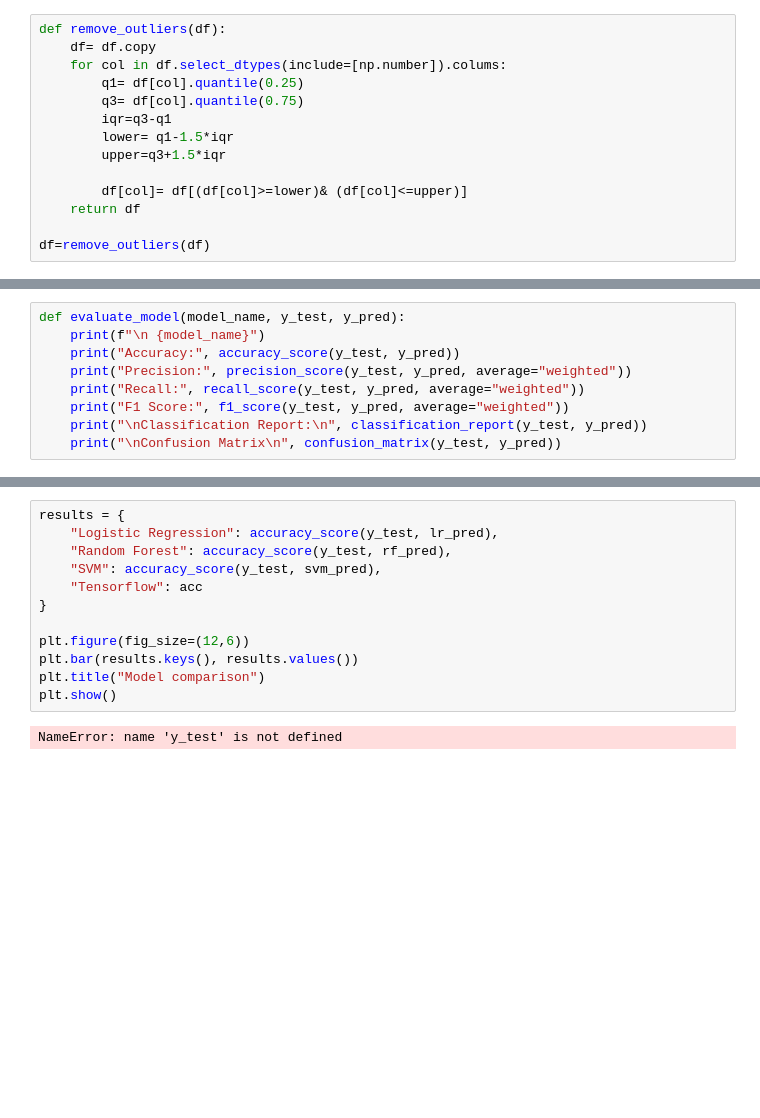
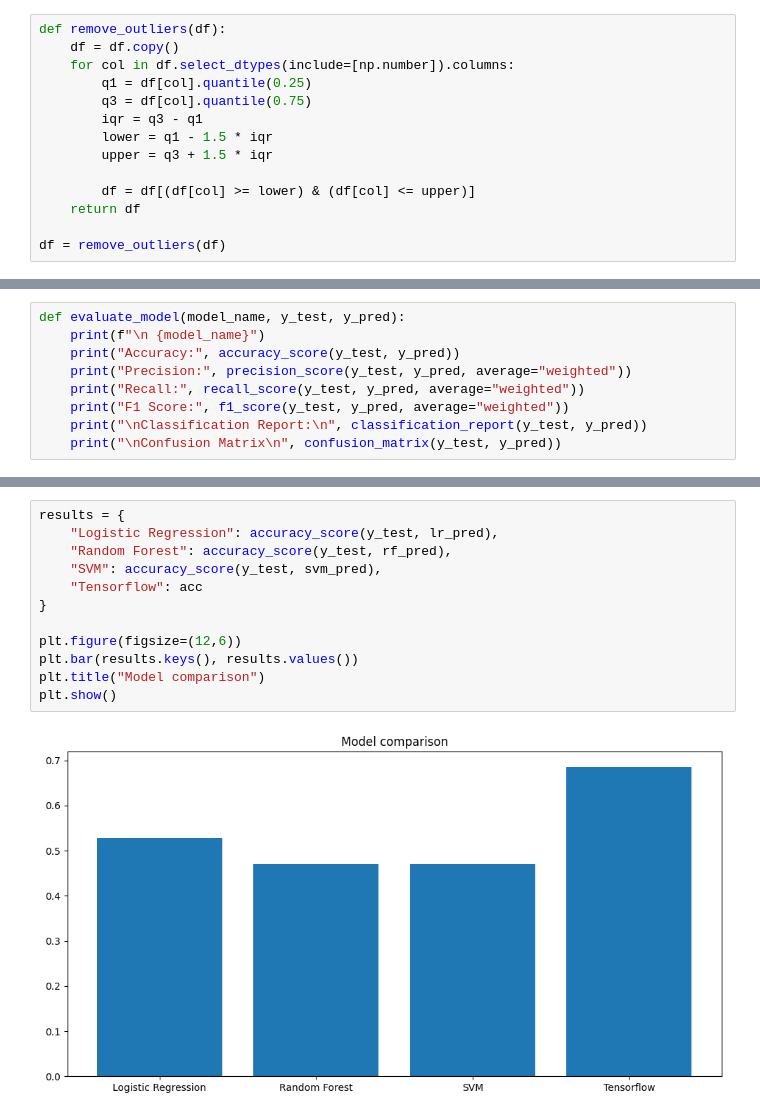
Before and after one commit to shrenii29/AI-Product-Development, a Jupyter notebook: practice_aipd/aipd_2_ai_prototype.ipynb, the cells around one changed output, grey strips where cells are left out. Drawn from its saved outputs; the diff is of its cells as text; blank space fills up the shorter version.

```diff
--- a/practice_aipd/aipd_2_ai_prototype.ipynb
+++ b/practice_aipd/aipd_2_ai_prototype.ipynb
@@ -43,17 +136,17 @@ df.shape
 # %%
 def remove_outliers(df):
-    df= df.copy
-    for col in df.select_dtypes(include=[np.number]).colums:
-        q1= df[col].quantile(0.25)
-        q3= df[col].quantile(0.75)
-        iqr=q3-q1
-        lower= q1-1.5*iqr
-        upper=q3+1.5*iqr
+    df = df.copy()
+    for col in df.select_dtypes(include=[np.number]).columns:
+        q1 = df[col].quantile(0.25)
+        q3 = df[col].quantile(0.75)
+        iqr = q3 - q1
+        lower = q1 - 1.5 * iqr
+        upper = q3 + 1.5 * iqr
 
-        df[col]= df[(df[col]>=lower)& (df[col]<=upper)]
+        df = df[(df[col] >= lower) & (df[col] <= upper)]
     return df
 
-df=remove_outliers(df)
+df = remove_outliers(df)
 # %%
 print("Shape after outlier removal:")
 df.shape
@@ -153,16 +311,16 @@ NameError: name 'model' is not defined
 # %%
 results = {
     "Logistic Regression": accuracy_score(y_test, lr_pred),
     "Random Forest": accuracy_score(y_test, rf_pred),
     "SVM": accuracy_score(y_test, svm_pred),
     "Tensorflow": acc
 }
 
-plt.figure(fig_size=(12,6))
+plt.figure(figsize=(12,6))
 plt.bar(results.keys(), results.values())
 plt.title("Model comparison")
 plt.show()
 # %% [output]
-NameError: name 'y_test' is not defined
+[figure, added]
 # %%
 top_artists= df.sort_values(
```
Also changed, not shown: parts of 22 cells of this notebook, 4 other files.
